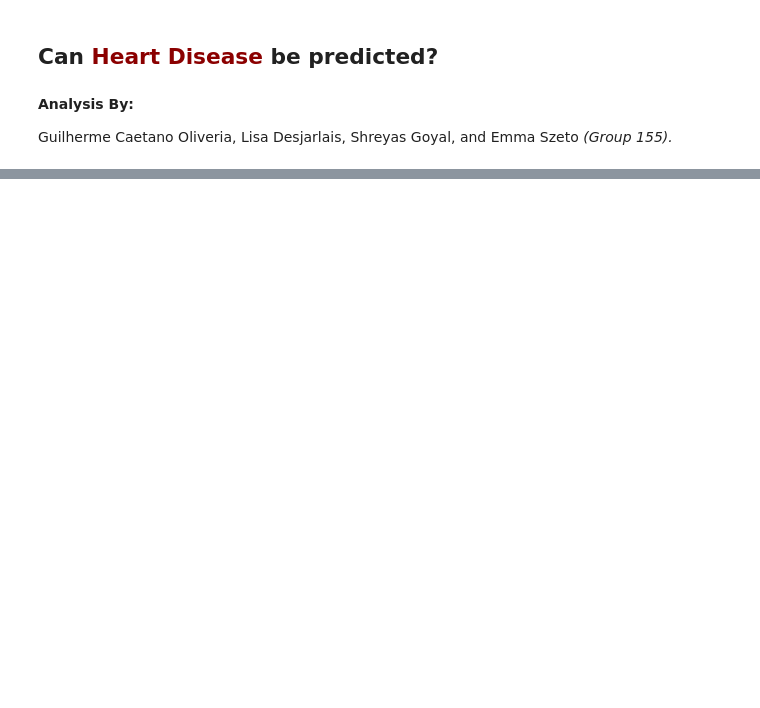
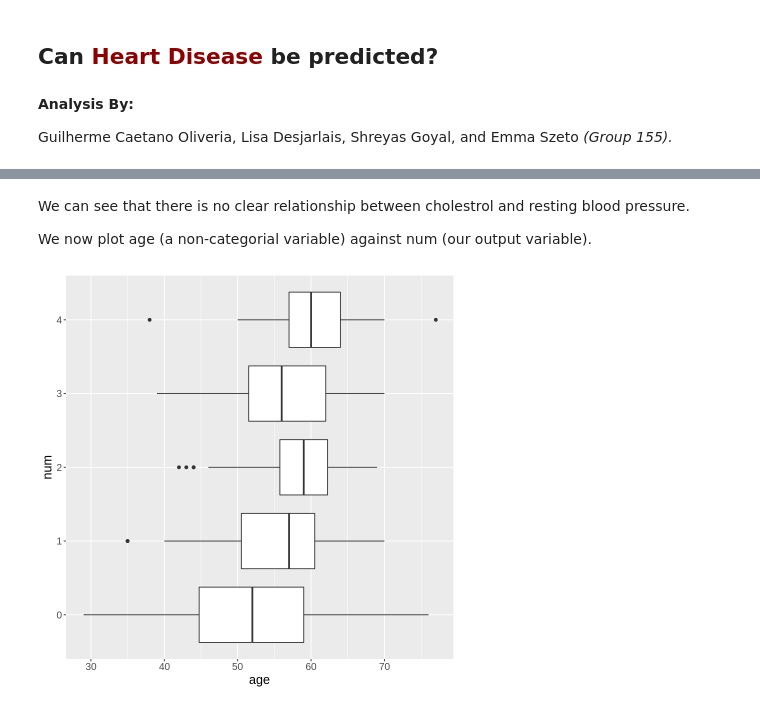
Before and after one commit to xenshreyas/Heart-Disease-Analysis, a Jupyter notebook: proposal.ipynb, the cells around one changed output, grey strips where cells are left out. Drawn from its saved outputs; the diff is of its cells as text; code cells hidden in the pictures; blank space fills up the shorter version.

```diff
--- a/proposal.ipynb
+++ b/proposal.ipynb
@@ -17,0 +68,13 @@ According to medical professionals at Johns Hopkins and Mount Sinai Health, ther
+# %% [markdown]
+We can see that there is no clear relationship between cholestrol and resting blood pressure.
+
+We now plot age (a non-categorial variable) against num (our output variable).
+# %%
+age_vs_num <- cleveland_data |>
+                    ggplot(aes(x = age, y = num)) +
+                    geom_boxplot(alpha = 1) +
+                    theme(text = element_text(size = 15))
+
+age_vs_num
+# %% [output]
+[figure, added]
```
Also changed, not shown: parts of 15 cells of this notebook.
